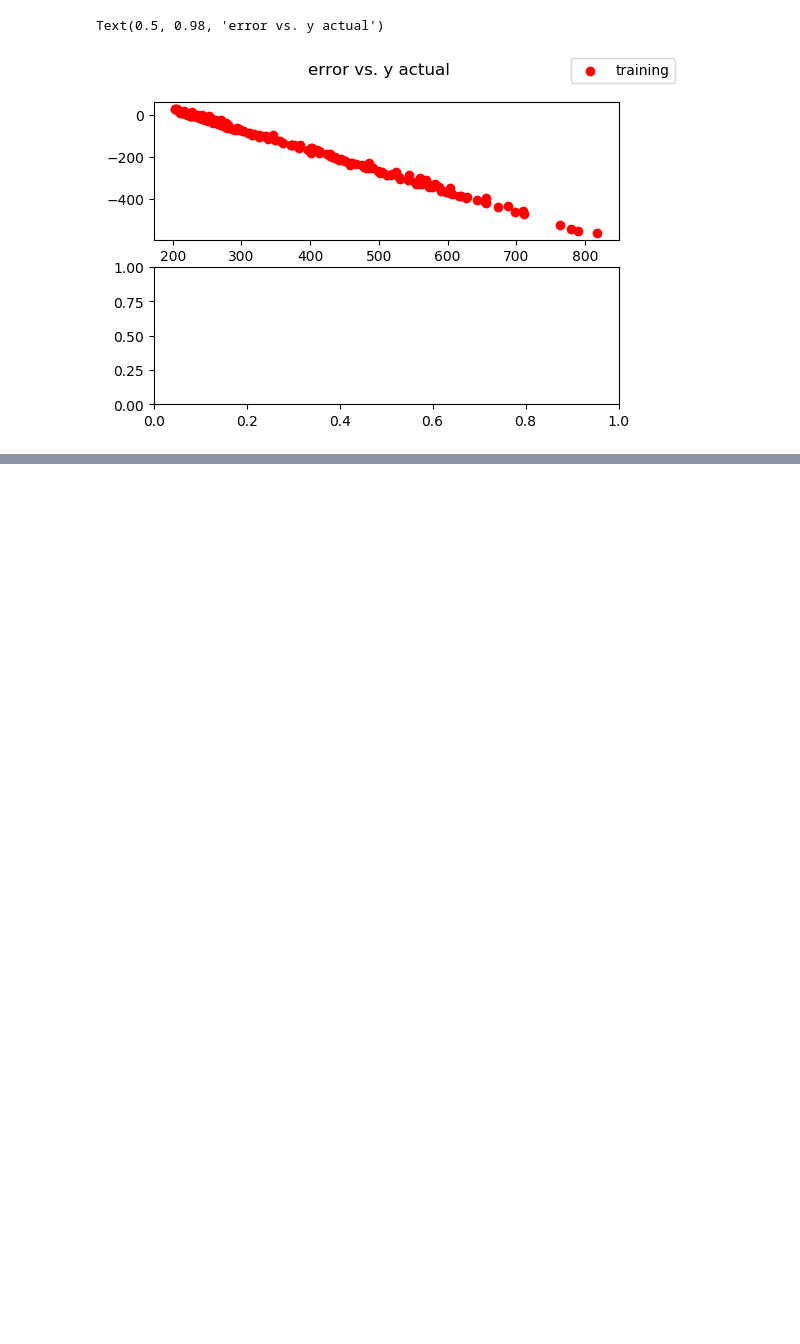
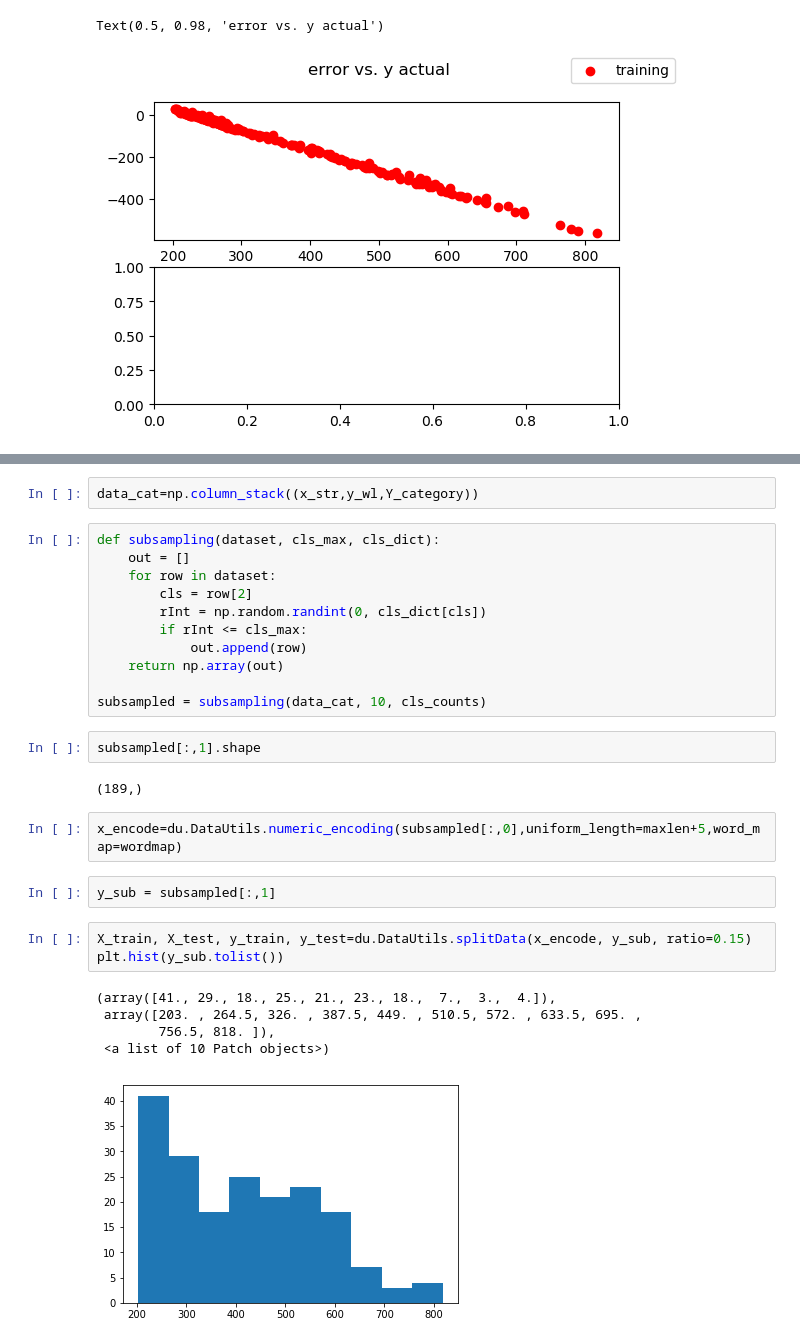
Before and after one commit to emissible/SPEEDCOM, a Jupyter notebook: SPEEDCOM/models/encode_smiles.ipynb, the cells around one changed output, grey strips where cells are left out. Cells and saved outputs as stored; diff of their text form; blank space fills up the shorter version.

```diff
--- a/SPEEDCOM/models/encode_smiles.ipynb
+++ b/SPEEDCOM/models/encode_smiles.ipynb
@@ -211,0 +208,30 @@ Text(0.5, 0.98, 'error vs. y actual')
+# %%
+data_cat=np.column_stack((x_str,y_wl,Y_category))
+# %%
+def subsampling(dataset, cls_max, cls_dict):
+    out = []
+    for row in dataset:
+        cls = row[2]
+        rInt = np.random.randint(0, cls_dict[cls])
+        if rInt <= cls_max:
+            out.append(row)
+    return np.array(out)
+
+subsampled = subsampling(data_cat, 10, cls_counts)
+# %%
+subsampled[:,1].shape
+# %% [output]
+(189,)
+# %%
+x_encode=du.DataUtils.numeric_encoding(subsampled[:,0],uniform_length=maxlen+5,word_map=wordmap)
+# %%
+y_sub = subsampled[:,1]
+# %%
+X_train, X_test, y_train, y_test=du.DataUtils.splitData(x_encode, y_sub, ratio=0.15)
+plt.hist(y_sub.tolist())
+# %% [output]
+(array([41., 29., 18., 25., 21., 23., 18.,  7.,  3.,  4.]),
+ array([203. , 264.5, 326. , 387.5, 449. , 510.5, 572. , 633.5, 695. ,
+        756.5, 818. ]),
+ <a list of 10 Patch objects>)
+[figure, added]
```
Also changed, not shown: parts of 7 cells of this notebook, 3 other files.
